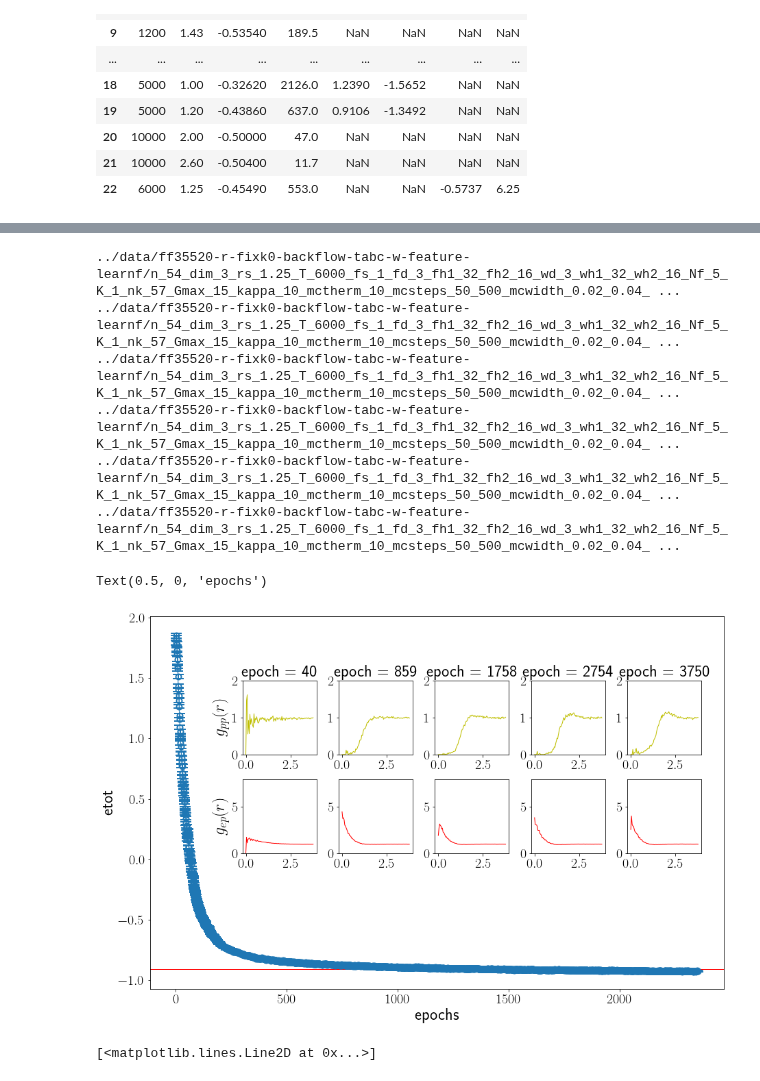
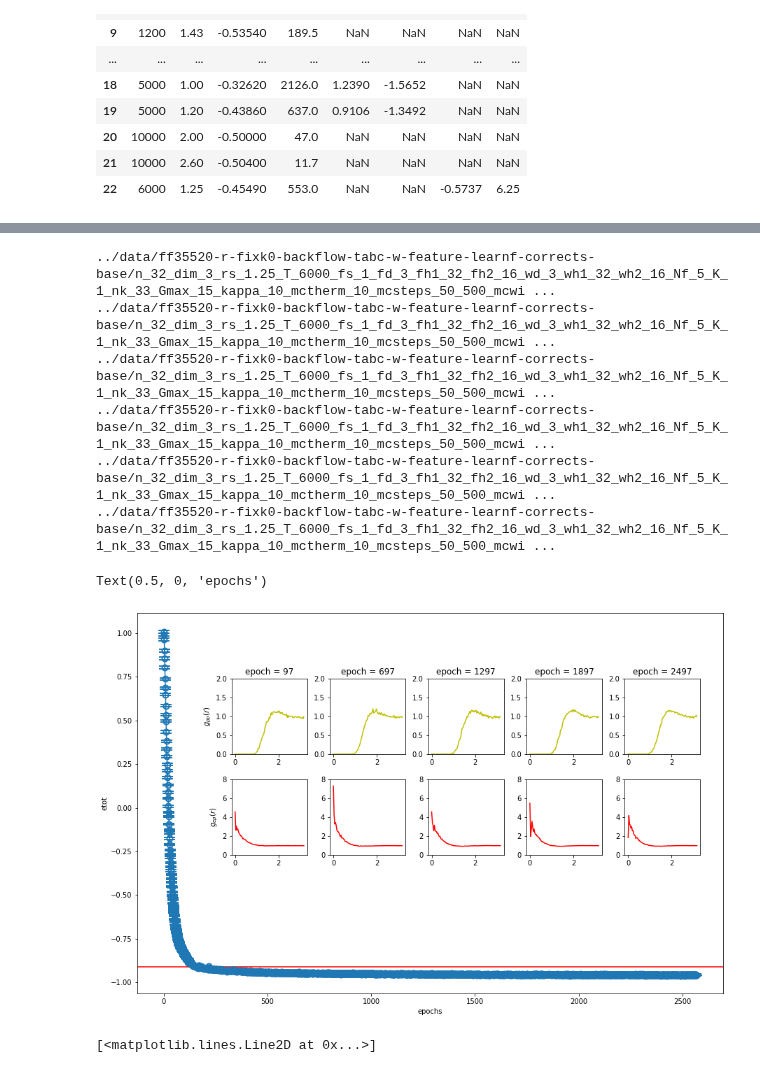
Before and after one commit to fermiflow/hydrogen, a Jupyter notebook: analysis/analysis.ipynb, the cells around one changed output, grey strips where cells are left out. Saved outputs shown, nothing was run; the diff lists cells and outputs as text; code cells hidden in the pictures.

```diff
--- a/analysis/analysis.ipynb
+++ b/analysis/analysis.ipynb
@@ -87,14 +42,0 @@ len(files)
-# %%
-def cond(f):
-    n, dim, rs, T, s, fd, fh1, fh2, wd, wh1, wh2, b, a, lr, decay, eta, maxnorm, Nf, clip, K, w = parse_filename(f)
-    #return rs <1.46 and '_ht_' not in f and ('nk_19' in f) and ('mcsteps_100_400' in f)
-    #return ('mcsteps_100_500' in f or 'mcsteps_100_400' in f)
-    #return not 'mctherm_100' in f and w >128
-    return rs == 1.4 and b == 8192
-files = list(filter(cond , files))
-files = files[::-1]
-len(files)
-
-#files = [files[2], files[1]]
-#files = [files[0], files[2], files[1], files[3], files[4]]
-#files = files[-2:]
@@ -218,7 +276,7 @@ ax3 = plt.subplot(133)
 
 for f in files:
 
-    n, dim, rs, T, s, fd, fh1, fh2, wd, wh1, wh2, b, a, lr, decay, eta, maxnorm, Nf, clip, K, w = parse_filename(f)
+    n, dim, rs, T, s, fd, fh1, fh2, wd, wh1, wh2, b, a, lr, decay, eta, maxnorm, Nf, clip, K, w, nk, t = parse_filename(f)
 
     ckpt_file, _ = find_ckpt_filename(os.path.dirname(f))
     ckpt_files = [ckpt_file]
@@ -254,10 +312,10 @@ for f in files:
 
         rmesh, gr = get_gr(x[:, :n//2], x[:, n//2:])
         ax3.plot(rmesh, gr, label=r'$\uparrow\downarrow, rs=%g$'%rs)
-        rmesh, gr = get_gr(x[:, :n//2], x[:, :n//2])
-        ax3.plot(rmesh, gr, label=r'$\uparrow\uparrow$, rs=%g'%rs)
-        rmesh, gr = get_gr(x[:, n//2:], x[:, n//2:])
-        ax3.plot(rmesh, gr, label=r'$\downarrow\downarrow$, rs=%g'%rs)
+        #rmesh, gr = get_gr(x[:, :n//2], x[:, :n//2])
+        #ax3.plot(rmesh, gr, label=r'$\uparrow\uparrow$, rs=%g'%rs)
+        #rmesh, gr = get_gr(x[:, n//2:], x[:, n//2:])
+        #ax3.plot(rmesh, gr, label=r'$\downarrow\downarrow$, rs=%g'%rs)
 
         #ax2.set_yscale('log')
 
@@ -308,5 +366,5 @@ ModuleNotFoundError: No module named 'pyscf'
 # %%
-files = [files[2]]
+files = [files[1]]
 obs = 'etot'
 markers = ['o', 's', 'D', '*', 'x', '^', '<', 'h', '>', 'd', 'X', 'v', 'h', '1']
 colors = ['C0', 'C1','C2', 'C3', 'C4', 'C6', 'C5', 'C7', 'C8', 'C9', 'C10', 'C11', 'C12', 'C13']
@@ -371,40 +429,40 @@ for f, marker, color in zip(files, markers, colors):
         if (walkersize != batchsize):
             s = jnp.repeat(s, batchsize//walkersize, 0)
 
 
         #rmesh, gr = get_gr(x, x)
 
         rmesh, gr = get_gr(s, s)
         left, bottom, width, height = [0.25+offset*0.13, 0.6, 0.1, 0.15]
         inset = fig.add_axes([left, bottom, width, height])
         inset.plot(rmesh, gr, 'y')
         inset.set_ylim([0, 2])
         plt.title(r'epoch = %g'%(epoch))
         if offset ==0: inset.set_ylabel('$g_{pp}(r)$')
 
         rmesh, gr = get_gr(s, x)
         left, bottom, width, height = [0.25+offset*0.13, 0.4, 0.1, 0.15]
         inset = fig.add_axes([left, bottom, width, height])
         inset.plot(rmesh, gr, 'r')
         inset.set_ylim([0, 8])
         if offset ==0: inset.set_ylabel('$g_{ep}(r)$')
 
 
 ax.set_ylabel(obs)
 ax.set_xlabel('epochs')
 #plt.xlim([1, 1e5])
 #plt.xscale('log')
 #plt.legend(loc='best')
 #plt.ylim([-5, 5])
 # %% [output]
-../data/ff35520-r-fixk0-backflow-tabc-w-feature-learnf/n_54_dim_3_rs_1.25_T_6000_fs_1_fd_3_fh1_32_fh2_16_wd_3_wh1_32_wh2_16_Nf_5_K_1_nk_57_Gmax_15_kappa_10_mctherm_10_mcsteps_50_500_mcwidth_0.02_0.04_ ...
-../data/ff35520-r-fixk0-backflow-tabc-w-feature-learnf/n_54_dim_3_rs_1.25_T_6000_fs_1_fd_3_fh1_32_fh2_16_wd_3_wh1_32_wh2_16_Nf_5_K_1_nk_57_Gmax_15_kappa_10_mctherm_10_mcsteps_50_500_mcwidth_0.02_0.04_ ...
-../data/ff35520-r-fixk0-backflow-tabc-w-feature-learnf/n_54_dim_3_rs_1.25_T_6000_fs_1_fd_3_fh1_32_fh2_16_wd_3_wh1_32_wh2_16_Nf_5_K_1_nk_57_Gmax_15_kappa_10_mctherm_10_mcsteps_50_500_mcwidth_0.02_0.04_ ...
-../data/ff35520-r-fixk0-backflow-tabc-w-feature-learnf/n_54_dim_3_rs_1.25_T_6000_fs_1_fd_3_fh1_32_fh2_16_wd_3_wh1_32_wh2_16_Nf_5_K_1_nk_57_Gmax_15_kappa_10_mctherm_10_mcsteps_50_500_mcwidth_0.02_0.04_ ...
-../data/ff35520-r-fixk0-backflow-tabc-w-feature-learnf/n_54_dim_3_rs_1.25_T_6000_fs_1_fd_3_fh1_32_fh2_16_wd_3_wh1_32_wh2_16_Nf_5_K_1_nk_57_Gmax_15_kappa_10_mctherm_10_mcsteps_50_500_mcwidth_0.02_0.04_ ...
-../data/ff35520-r-fixk0-backflow-tabc-w-feature-learnf/n_54_dim_3_rs_1.25_T_6000_fs_1_fd_3_fh1_32_fh2_16_wd_3_wh1_32_wh2_16_Nf_5_K_1_nk_57_Gmax_15_kappa_10_mctherm_10_mcsteps_50_500_mcwidth_0.02_0.04_ ...
+../data/ff35520-r-fixk0-backflow-tabc-w-feature-learnf-corrects-base/n_32_dim_3_rs_1.25_T_6000_fs_1_fd_3_fh1_32_fh2_16_wd_3_wh1_32_wh2_16_Nf_5_K_1_nk_33_Gmax_15_kappa_10_mctherm_10_mcsteps_50_500_mcwi ...
+../data/ff35520-r-fixk0-backflow-tabc-w-feature-learnf-corrects-base/n_32_dim_3_rs_1.25_T_6000_fs_1_fd_3_fh1_32_fh2_16_wd_3_wh1_32_wh2_16_Nf_5_K_1_nk_33_Gmax_15_kappa_10_mctherm_10_mcsteps_50_500_mcwi ...
+../data/ff35520-r-fixk0-backflow-tabc-w-feature-learnf-corrects-base/n_32_dim_3_rs_1.25_T_6000_fs_1_fd_3_fh1_32_fh2_16_wd_3_wh1_32_wh2_16_Nf_5_K_1_nk_33_Gmax_15_kappa_10_mctherm_10_mcsteps_50_500_mcwi ...
+../data/ff35520-r-fixk0-backflow-tabc-w-feature-learnf-corrects-base/n_32_dim_3_rs_1.25_T_6000_fs_1_fd_3_fh1_32_fh2_16_wd_3_wh1_32_wh2_16_Nf_5_K_1_nk_33_Gmax_15_kappa_10_mctherm_10_mcsteps_50_500_mcwi ...
+../data/ff35520-r-fixk0-backflow-tabc-w-feature-learnf-corrects-base/n_32_dim_3_rs_1.25_T_6000_fs_1_fd_3_fh1_32_fh2_16_wd_3_wh1_32_wh2_16_Nf_5_K_1_nk_33_Gmax_15_kappa_10_mctherm_10_mcsteps_50_500_mcwi ...
+../data/ff35520-r-fixk0-backflow-tabc-w-feature-learnf-corrects-base/n_32_dim_3_rs_1.25_T_6000_fs_1_fd_3_fh1_32_fh2_16_wd_3_wh1_32_wh2_16_Nf_5_K_1_nk_33_Gmax_15_kappa_10_mctherm_10_mcsteps_50_500_mcwi ...
 Text(0.5, 0, 'epochs')
-[figure, old version]
+[figure, new version]
 # %%
 f = files[0]
 n, dim, rs, T, s, fd, fh1, fh2, wd, wh1, wh2, b, a, lr, decay, eta, maxnorm, Nf, clip, K, w = parse_filename(f)
```
Also changed, not shown: parts of 11 cells of this notebook, 2 other files.
